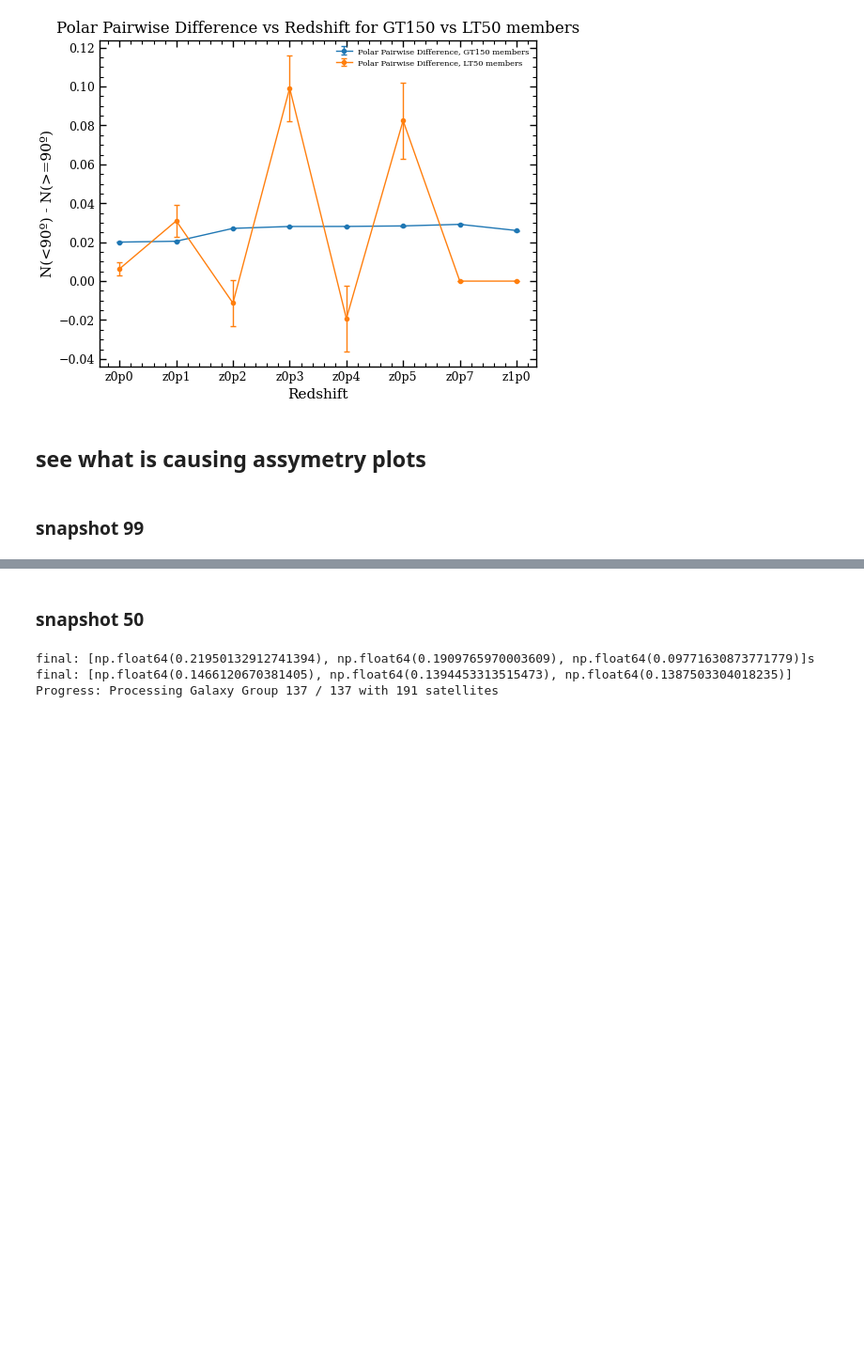
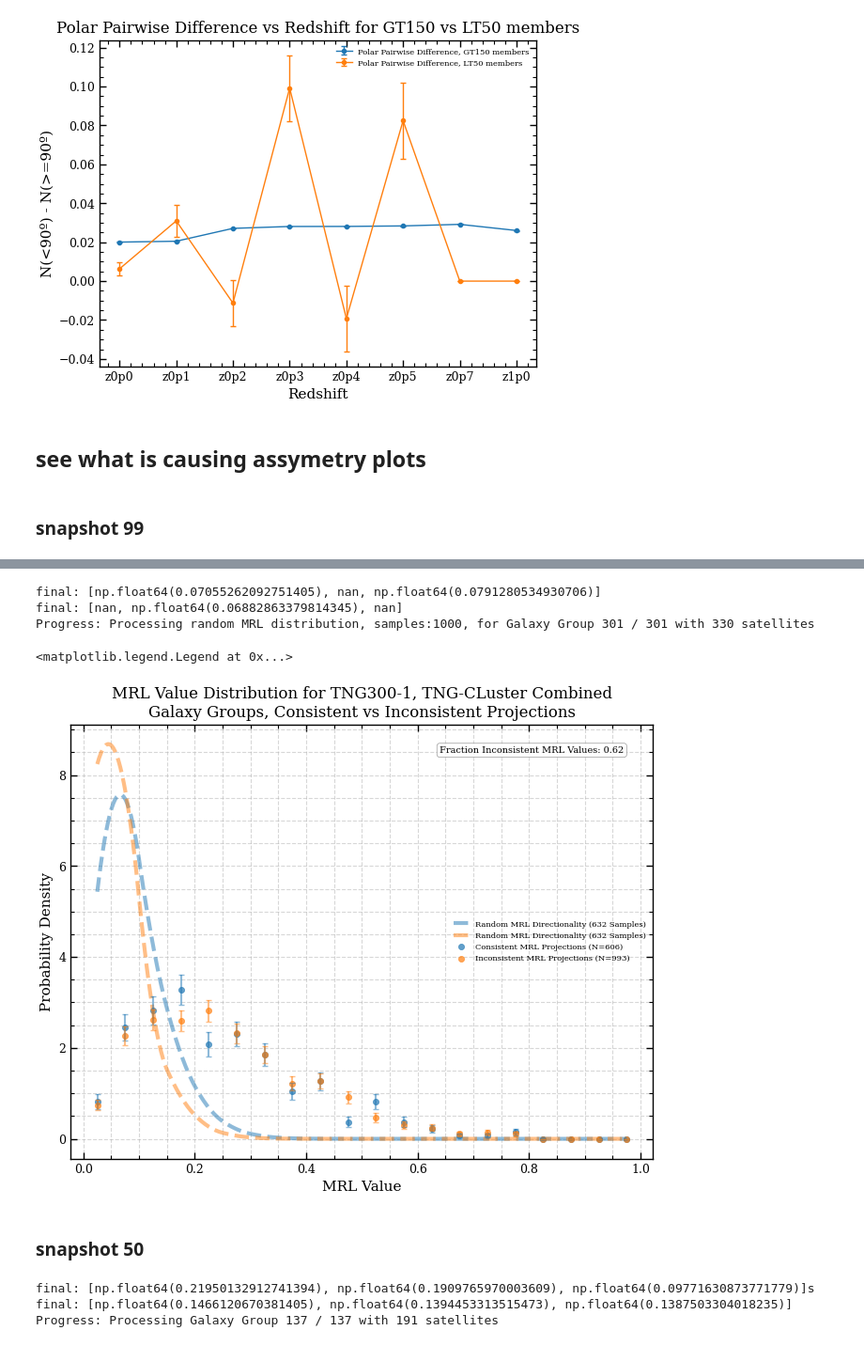
Before and after one commit to poulinal/sat-lopsidedness, a Jupyter notebook: src/myproject/redshiftGalaxyGroup-combine300Cluster.ipynb, the cells around one changed output, grey strips where cells are left out. Shown at 94% size. Drawn from its saved outputs; the diff is of its cells as text; code cells hidden in the pictures; blank space fills up the shorter version.

```diff
--- a/src/myproject/redshiftGalaxyGroup-combine300Cluster.ipynb
+++ b/src/myproject/redshiftGalaxyGroup-combine300Cluster.ipynb
@@ -1348,6 +1345,7 @@ polar_ax_to_plot.text(0.95, 0.05, f'Fraction Inconsistent Pairs: {len(polarIncon
 # %%
+import matplotlib.pyplot as plt
 #do the same but for the MRL values instead of the polar pairwise differences, and see if the inconsistent projections have systematically different MRL values than the consistent projections, which might be driving the lopsidedness in the polar pairwise distribution
-numsamples = 10000
+numsamples = 1000
 percentageMRL = 95
 mrl_plotter = AstroPlotter()
 mrl_fig, mrl_ax = mrl_plotter.create_figure(ncols=1, nrows=1, figsize=(8, 6))
@@ -1357,7 +1355,7 @@ for i, (galaxyGroupIndex, inconsistentProjections) in enumerate(gg_indices_incon
 
     mrl_ax_to_plot = mrl_ax
 
-    galaxyGroup = galaxyAnalysisSnapshot.loaded_list_of_galaxy_groups.getGalaxyGroupByIndex(galaxyGroupIndex)
+    galaxyGroup = galaxyAnalysisSnapshot.loaded_list_of_galaxy_groups.getGalaxyGroupI(galaxyGroupIndex)
     consistentProjections = [proj for proj in ['xy', 'yz', 'xz'] if proj not in inconsistentProjections]
 
     if len(consistentProjections) > 0:
@@ -1379,8 +1377,8 @@ bin = np.arange(0, 1.05, 0.05)
 xlabel = 'MRL Value'
 ylabel = 'Probability Density'
 title = f'MRL Value Distribution for TNG300-1, TNG-CLuster Combined Galaxy Groups, Consistent vs Inconsistent Projections'
-consistent_bin_values, consistent_bin_centers, consistent_bin_errorbars = ListGalaxyGroup.get_histogram_bins(consistent_MRL_values, bins=bin, errorbarType='poisson', normalize_to_one=True)
-inconsistent_bin_values, inconsistent_bin_centers, inconsistent_bin_errorbars = ListGalaxyGroup.get_histogram_bins(inconsistent_MRL_values, bins=bin, errorbarType='poisson', normalize_to_one=True)
+consistent_bin_values, consistent_bin_centers, consistent_bin_errorbars = ListGalaxyGroup.get_histogram_bins(consistent_MRL_values, bins=bin, errorbarType='poisson', density=True)
+inconsistent_bin_values, inconsistent_bin_centers, inconsistent_bin_errorbars = ListGalaxyGroup.get_histogram_bins(inconsistent_MRL_values, bins=bin, errorbarType='poisson', density=True)
 
 inconsistent_random_MRL_values = high_list_galaxy_groups.compute_MRL_random_distribution_curves_for_LGG(parallelize=False, num_samples=numsamples)
 inconsistent_random_MRL_bins, inconsistent_random_MRL_bin_centers, inconsistent_random_MRL_errorbars = ListGalaxyGroup.get_histogram_bins(inconsistent_random_MRL_values, binsize=0.05, binLow=0, binHigh=1, errorbarType='poisson', density=True)
@@ -1459,33 +1457,39 @@ mrl_plotter.scatter_plot(
 )
 
 # ymin, ymax = overlayAxToPlot.get_ylim()
 # overlayAxToPlot.plot([percentile_MRL, percentile_MRL], [ymin, ymax*0.1], color='blue', linestyle='--', label=f'{str(percentile_MRL)}th Percentile (20 Non-Centrals)')
 # print(f"{percentageMRL}th percentile MRL: {percentile_MRL}")
 # print(f"Overall number of MRL values above {percentageMRL}th percentile: {np.sum(np.array(MRL_values) > percentile_MRL)} out of {len(MRL_values)}")
 
 # fraction_less_than_nth_percentile, count_less_than_percentile, total_count = self.calculate_fraction_less_than_percentile(MRL_values, random_MRL_values, percentageMRL)
 # overlayMRLPlotter.add_text_box(overlayAxToPlot, f"Fraction of MRL values < {str(percentageMRL)}th percentile of random MRL: {fraction_less_than_nth_percentile:.4f} \n Count: {count_less_than_percentile}/{total_count}", loc='bottom center')
 # label_words = ' '.join(label.split()[:2])
 # text = f"{label_words}, Fraction of MRL values < {str(percentageMRL)}th percentile of random MRL: {fraction_less_than_nth_percentile:.4f} \n Count: {count_less_than_percentile}/{total_count}"
 # axis_key = id(overlayAxToPlot)
 # textbox_index = text_box_count_by_axis.get(axis_key, 0)
 # text_box_count_by_axis[axis_key] = textbox_index + 1
 # text_y = -0.18 - (0.12 * textbox_index)
 # overlayAxToPlot.text(
 #     0.5,
 #     text_y,
 #     text,
 #     transform=overlayAxToPlot.transAxes,
 #     fontsize=8,
 #     ha='center',
 #     va='center',
 #     bbox=dict(boxstyle='round', facecolor='white', alpha=0.8, edgecolor='gray'),
 # )
 
 
 mrl_ax.text(0.95, 0.95, f'Fraction Inconsistent MRL Values: {len(inconsistent_MRL_values) / (len(consistent_MRL_values) + len(inconsistent_MRL_values)):.2f}', transform=mrl_ax.transAxes, fontsize=7, ha='right', va='top', bbox=dict(boxstyle='round', facecolor='white', alpha=0.8, edgecolor='gray'))
 
 mrl_ax.legend(fontsize=6)
+# %% [output]
+final: [np.float64(0.07055262092751405), nan, np.float64(0.0791280534930706)]
+final: [nan, np.float64(0.06882863379814345), nan]
+Progress: Processing random MRL distribution, samples:1000, for Galaxy Group 301 / 301 with 330 satellites
+<matplotlib.legend.Legend at 0x...>
+[figure, added]
 # %% [markdown]
 ### snapshot 50
 # %%
```
Also changed, not shown: parts of 3 cells of this notebook, 2 other files.
